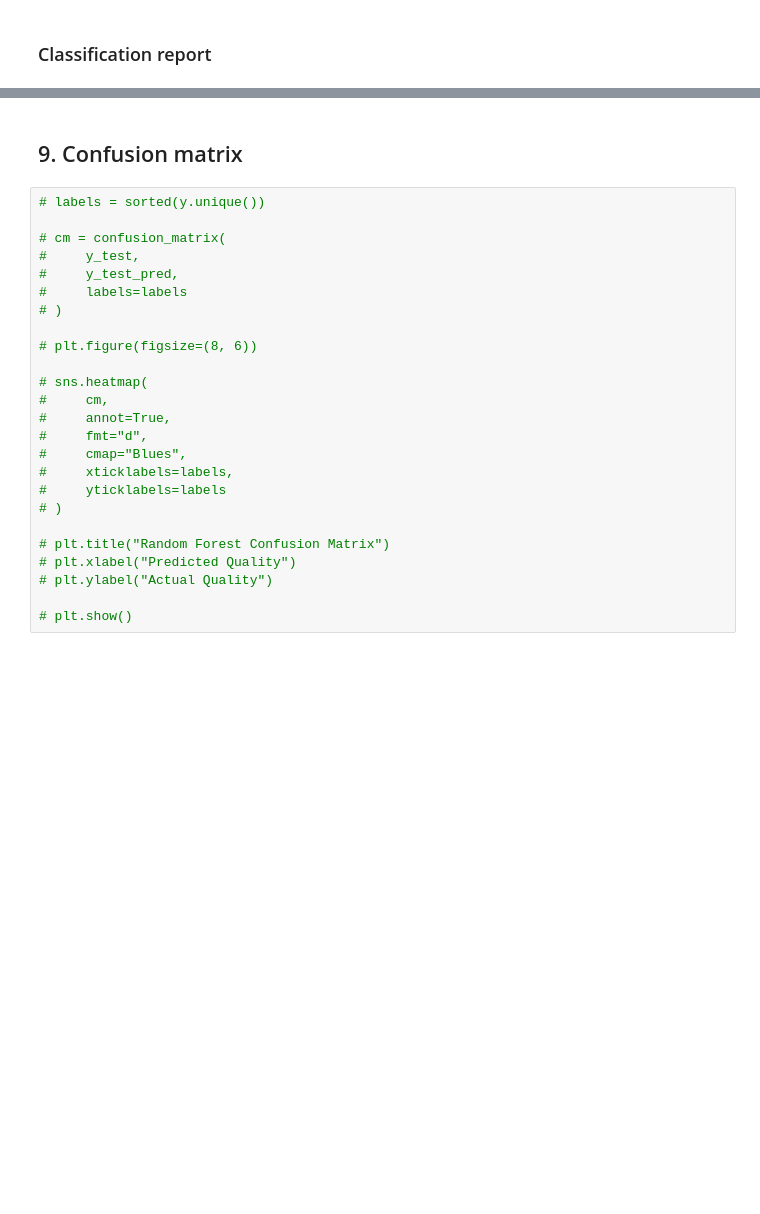
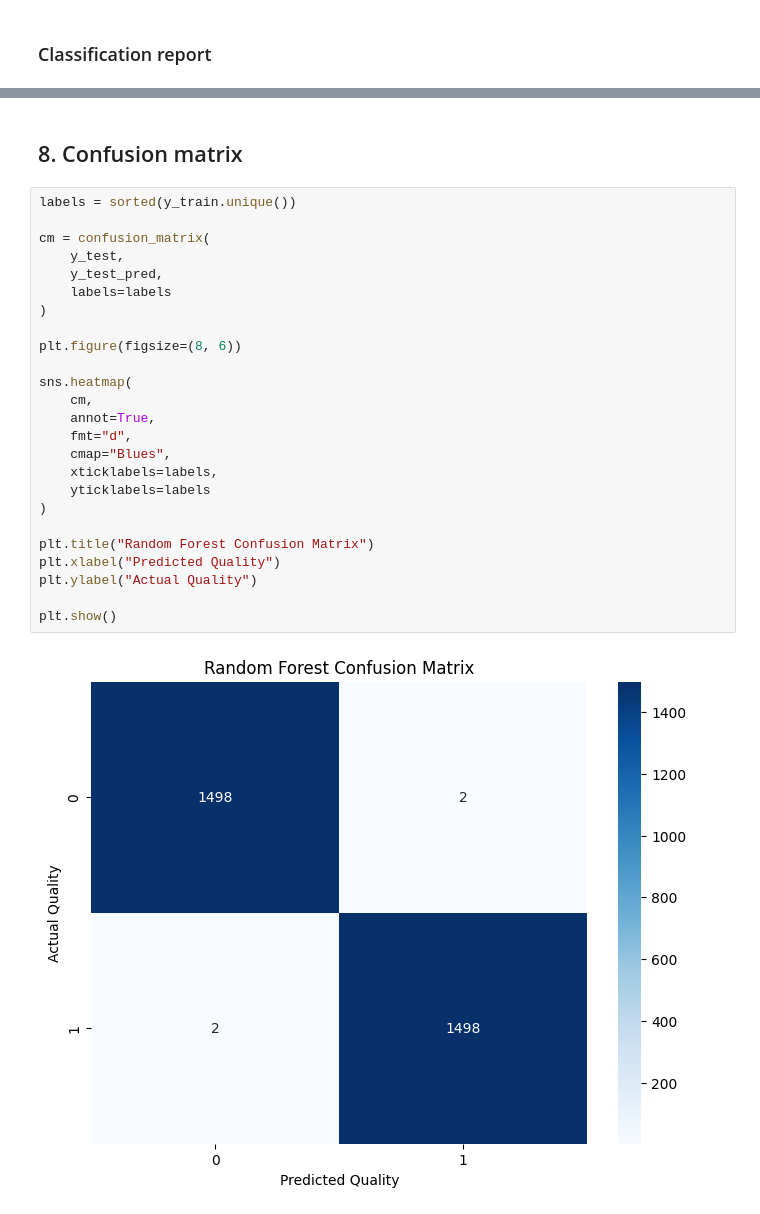
Before and after one commit to paustelito/ai-code-analyzer, a Jupyter notebook: Training/decoder_ML_algorithms.ipynb, the cells around one changed output, grey strips where cells are left out. Saved outputs shown, nothing was run; the diff lists cells and outputs as text; blank space fills up the shorter version.

```diff
--- a/Training/decoder_ML_algorithms.ipynb
+++ b/Training/decoder_ML_algorithms.ipynb
@@ -286,27 +312,29 @@ KeyboardInterrupt:
 # %% [markdown]
-## 9. Confusion matrix
+## 8. Confusion matrix
 # %%
-# labels = sorted(y.unique())
+labels = sorted(y_train.unique())
 
-# cm = confusion_matrix(
-#     y_test,
-#     y_test_pred,
-#     labels=labels
-# )
+cm = confusion_matrix(
+    y_test,
+    y_test_pred,
+    labels=labels
+)
 
-# plt.figure(figsize=(8, 6))
+plt.figure(figsize=(8, 6))
 
-# sns.heatmap(
-#     cm,
-#     annot=True,
-#     fmt="d",
-#     cmap="Blues",
-#     xticklabels=labels,
-#     yticklabels=labels
-# )
+sns.heatmap(
+    cm,
+    annot=True,
+    fmt="d",
+    cmap="Blues",
+    xticklabels=labels,
+    yticklabels=labels
+)
 
-# plt.title("Random Forest Confusion Matrix")
-# plt.xlabel("Predicted Quality")
-# plt.ylabel("Actual Quality")
+plt.title("Random Forest Confusion Matrix")
+plt.xlabel("Predicted Quality")
+plt.ylabel("Actual Quality")
 
-# plt.show()
+plt.show()
+# %% [output]
+[figure, added]
```
Also changed, not shown: parts of 22 cells of this notebook.
